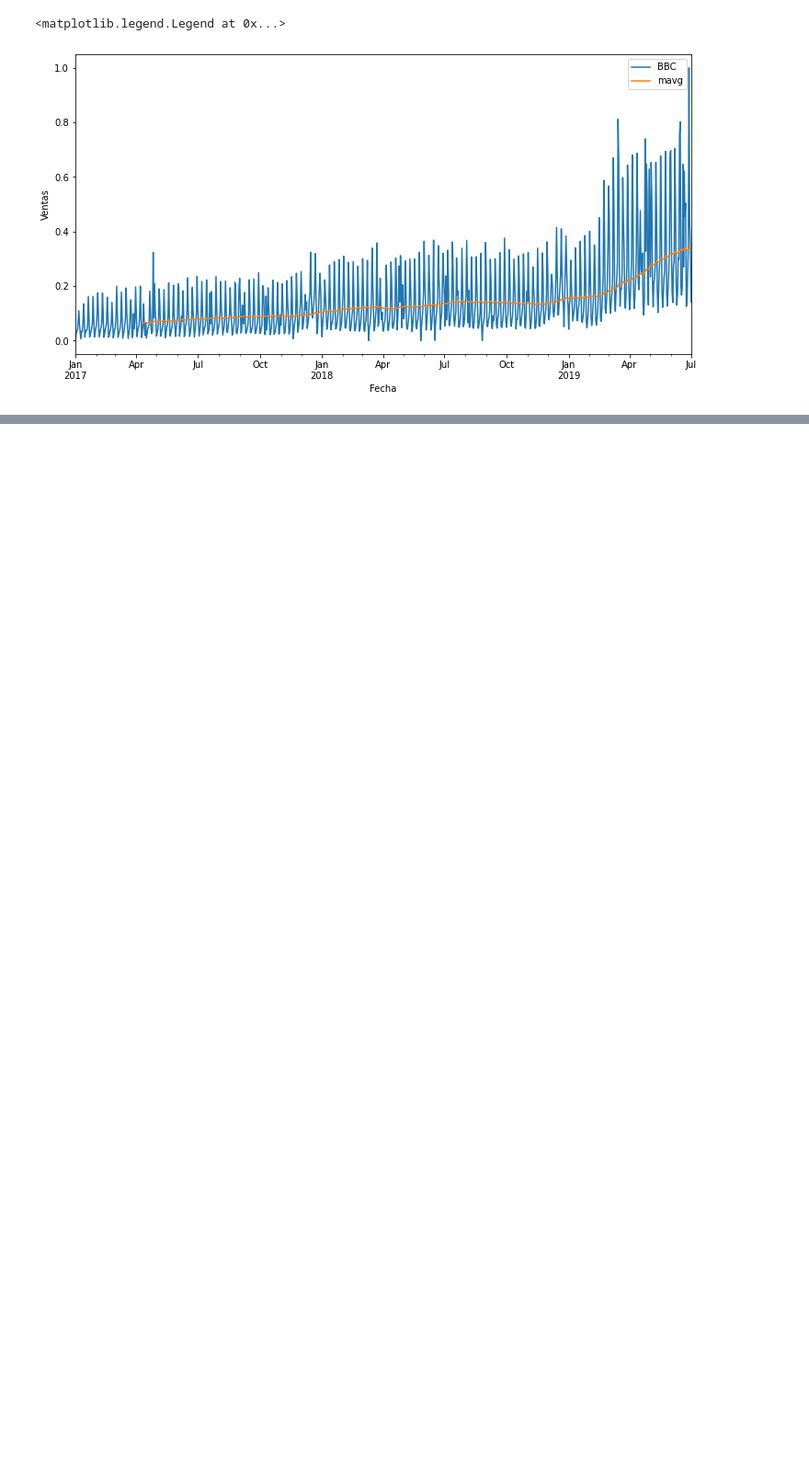
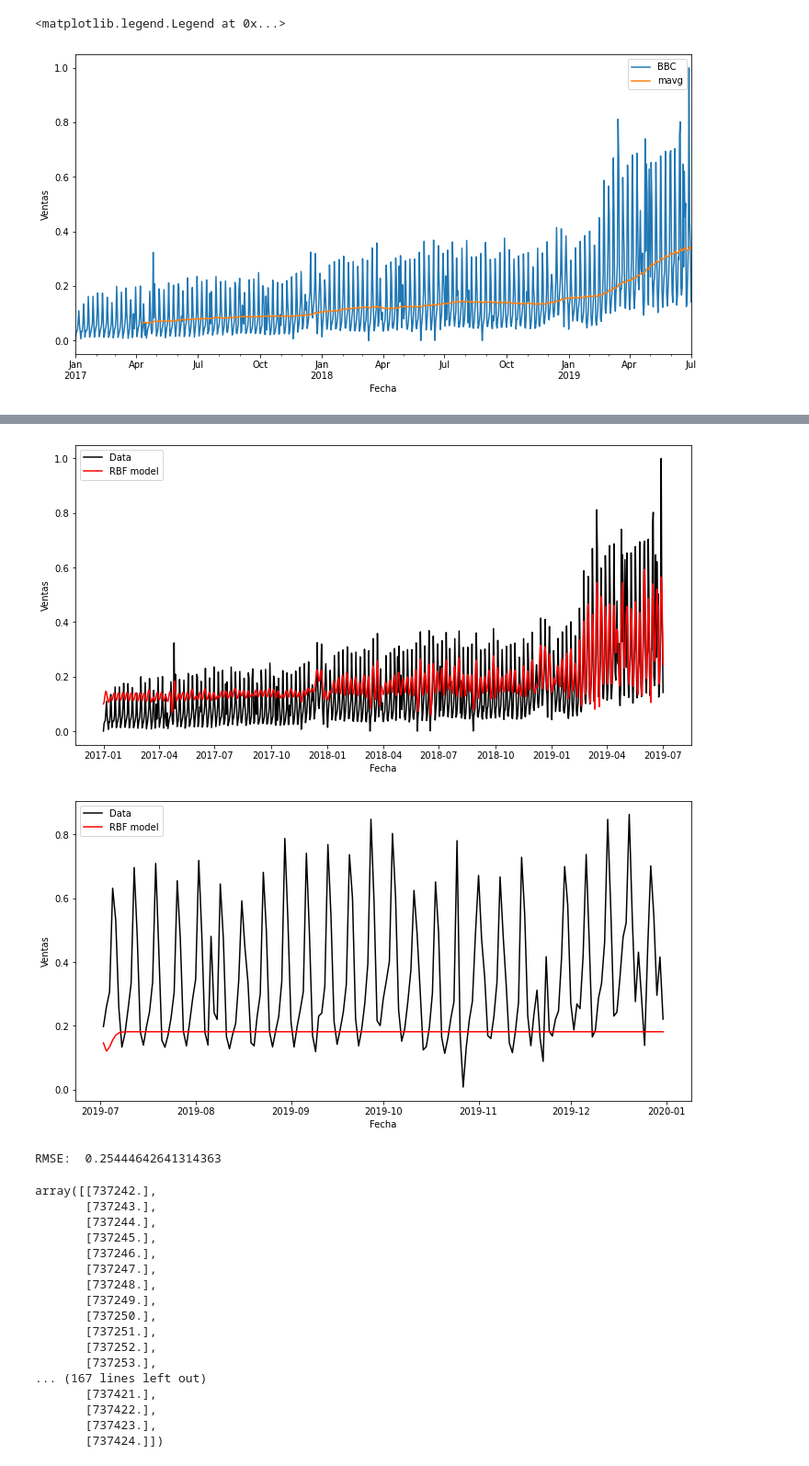
Before and after one commit to unjuken/Time-Series-SVR, a Jupyter notebook: TS-SVR.ipynb, the cells around one changed output, grey strips where cells are left out. Shown at 92% size. Saved outputs shown, nothing was run; the diff lists cells and outputs as text; code cells hidden in the pictures; blank space fills up the shorter version.

```diff
--- a/TS-SVR.ipynb
+++ b/TS-SVR.ipynb
@@ -129,0 +228,42 @@ plt.show()
+# %%
+svr_rbf = SVR(kernel= 'rbf', C= 1, gamma= 0.1)
+svr_rbf.fit(dates, prices)
+
+plt.figure(figsize = (12,6))
+plt.plot(dates, prices, color= 'black', label= 'Data')
+plt.plot(org_dates, svr_rbf.predict(dates), color= 'red', label= 'RBF model')
+plt.xlabel('Fecha')
+plt.ylabel('Ventas')
+plt.legend()
+plt.show()
+
+plt.figure(figsize = (12,6))
+plt.plot(test_dates, test_prices, color= 'black', label= 'Data')
+plt.plot(test_org_dates, svr_rbf.predict(test_dates), color= 'red', label= 'RBF model')
+plt.xlabel('Fecha')
+plt.ylabel('Ventas')
+plt.legend()
+plt.show()
+
+print("RMSE: ", np.sqrt(((svr_rbf.predict(test_dates) - test_prices) ** 2).mean()))
+# %% [output]
+[figure, added]
+[figure, added]
+RMSE:  0.25444642641314363
+array([[737242.],
+       [737243.],
+       [737244.],
+       [737245.],
+       [737246.],
+       [737247.],
+       [737248.],
+       [737249.],
+       [737250.],
+       [737251.],
+       [737252.],
+       [737253.],
+... (167 lines left out)
+       [737421.],
+       [737422.],
+       [737423.],
+       [737424.]])
```
Also changed, not shown: parts of 16 cells of this notebook.
